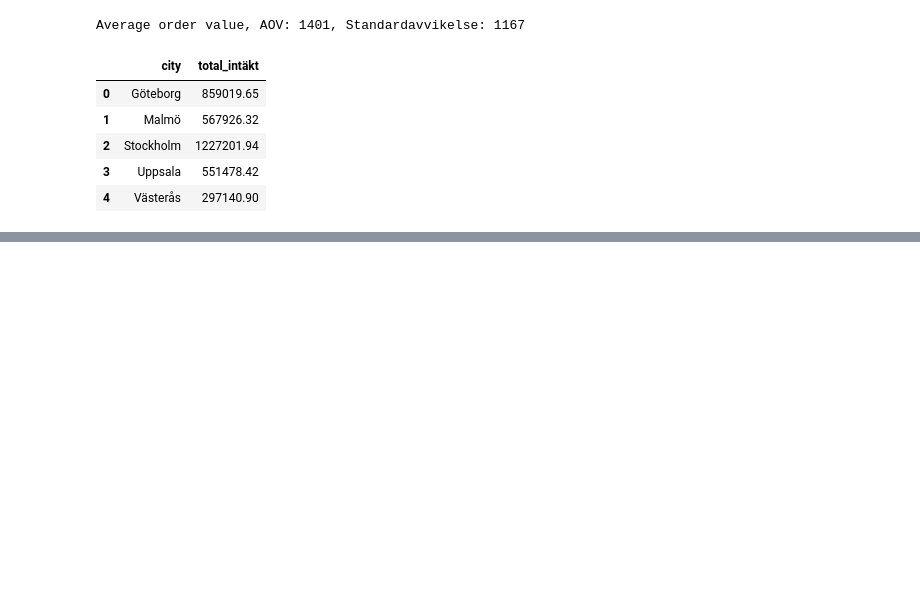
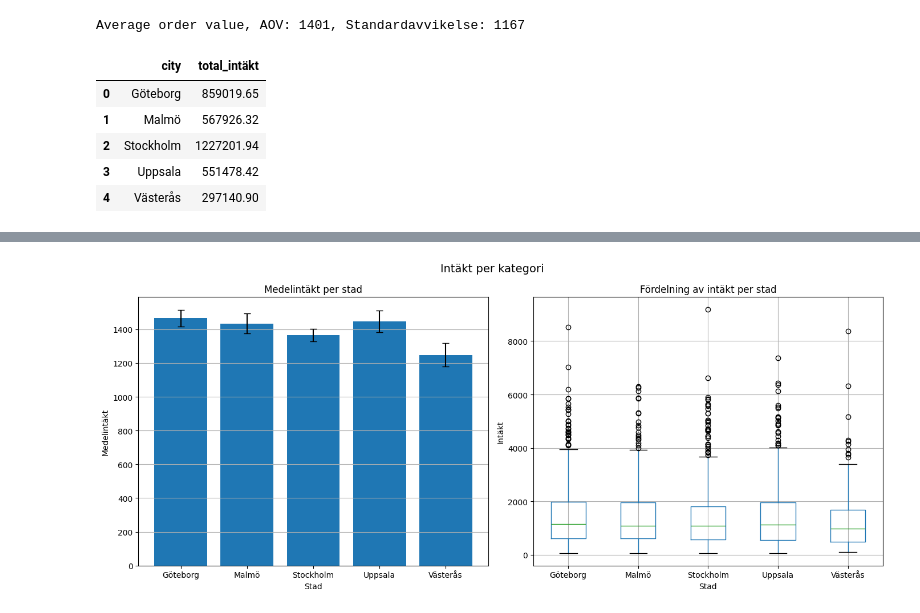
Before and after one commit to elinwahlgren/Gruppuppgift, a Jupyter notebook: report.ipynb, the cells around one changed output, grey strips where cells are left out. Saved outputs shown, nothing was run; the diff lists cells and outputs as text; code cells hidden in the pictures; blank space fills up the shorter version.

```diff
--- a/report.ipynb
+++ b/report.ipynb
@@ -59,0 +47,9 @@ M.change_over_time(df_clean_month)
+# %%
+fig, axes = plt.subplots(1, 2, figsize=(14, 6))
+V.revenue_by_city(df_clean, ax=axes[0])
+V.boxplot_revenue_by_city(df_clean, ax=axes[1])
+fig.suptitle("Intäkt per kategori", fontsize =14)
+plt.tight_layout()
+plt.show()
+# %% [output]
+[figure, added]
```
Also changed, not shown: parts of 5 cells of this notebook, 2 other files.
